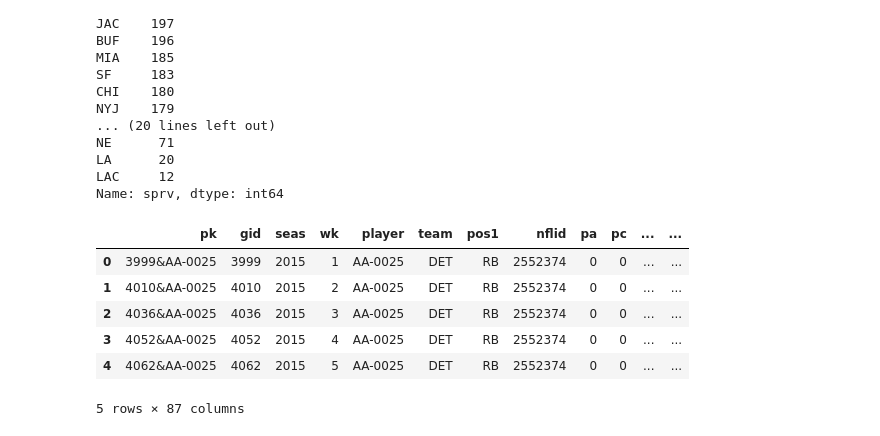
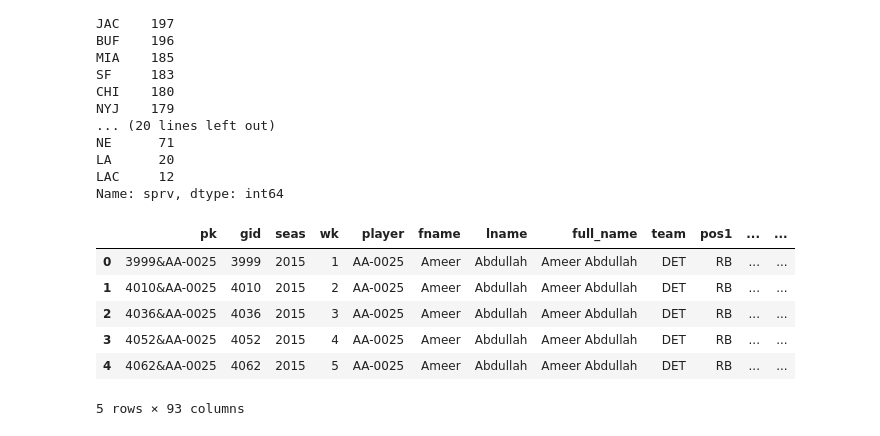
Before and after one commit to jchristo12/fantasy_football, a Jupyter notebook: analysis/feature_analysis.ipynb, the cells around one changed output. Saved outputs shown, nothing was run; the diff lists cells and outputs as text; code cells hidden in the pictures.

```diff
--- a/analysis/feature_analysis.ipynb
+++ b/analysis/feature_analysis.ipynb
@@ -276,14 +275,14 @@ LAC     12
 Name: sprv, dtype: int64
 # %%
 #combine game and offensive player data
-test = player_rolling_sort.merge(game, how='left', on='gid', suffixes=('_poff', '_game'))
+player_game = player_rolling_sort.merge(game, how='left', on='gid', suffixes=('_poff', '_game'))
 # %%
-test.head()
+player_game.head()
 # %% [output]
-|  | pk | gid | seas | wk | player | team | pos1 | nflid | pa | pc | ... | ... |
-| 0 | 3999&AA-0025 | 3999 | 2015 | 1 | AA-0025 | DET | RB | 2552374 | 0 | 0 | ... | ... |
-| 1 | 4010&AA-0025 | 4010 | 2015 | 2 | AA-0025 | DET | RB | 2552374 | 0 | 0 | ... | ... |
-| 2 | 4036&AA-0025 | 4036 | 2015 | 3 | AA-0025 | DET | RB | 2552374 | 0 | 0 | ... | ... |
-| 3 | 4052&AA-0025 | 4052 | 2015 | 4 | AA-0025 | DET | RB | 2552374 | 0 | 0 | ... | ... |
-| 4 | 4062&AA-0025 | 4062 | 2015 | 5 | AA-0025 | DET | RB | 2552374 | 0 | 0 | ... | ... |
+|  | pk | gid | seas | wk | player | fname | lname | full_name | team | pos1 | ... | ... |
+| 0 | 3999&AA-0025 | 3999 | 2015 | 1 | AA-0025 | Ameer | Abdullah | Ameer Abdullah | DET | RB | ... | ... |
+| 1 | 4010&AA-0025 | 4010 | 2015 | 2 | AA-0025 | Ameer | Abdullah | Ameer Abdullah | DET | RB | ... | ... |
+| 2 | 4036&AA-0025 | 4036 | 2015 | 3 | AA-0025 | Ameer | Abdullah | Ameer Abdullah | DET | RB | ... | ... |
+| 3 | 4052&AA-0025 | 4052 | 2015 | 4 | AA-0025 | Ameer | Abdullah | Ameer Abdullah | DET | RB | ... | ... |
+| 4 | 4062&AA-0025 | 4062 | 2015 | 5 | AA-0025 | Ameer | Abdullah | Ameer Abdullah | DET | RB | ... | ... |
-5 rows × 87 columns
+5 rows × 93 columns
```
Also changed, not shown: parts of 9 cells of this notebook, 8 other files.
